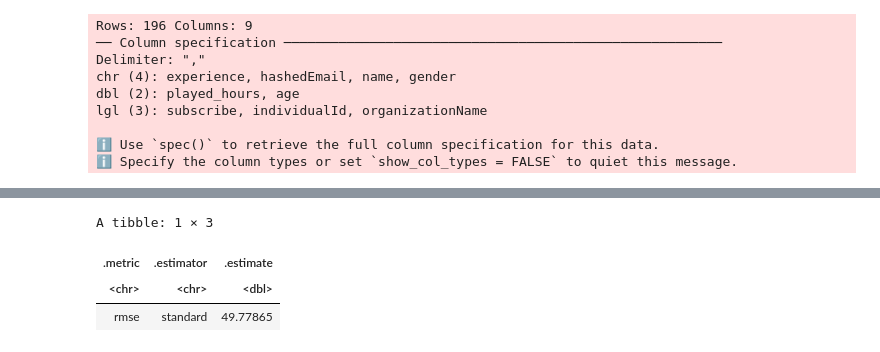
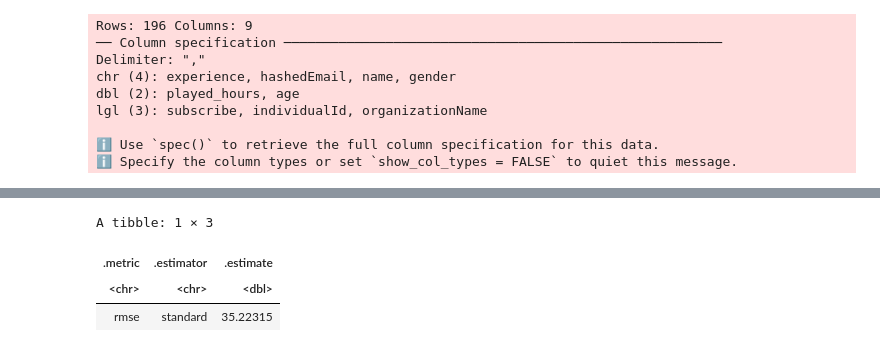
Before and after one commit to hpapiez/DSCI100-Project, a Jupyter notebook: PhaseOneAttemptHanna.ipynb, the cells around one changed output, grey strips where cells are left out. Drawn from its saved outputs; the diff is of its cells as text; code cells hidden in the pictures.

```diff
--- a/PhaseOneAttemptHanna.ipynb
+++ b/PhaseOneAttemptHanna.ipynb
@@ -86,33 +81,33 @@ A tibble: 1 × 7
 # %%
 # Calculate the rmse of the neighbors on the testing data set.
 
-players_spec_11 <- nearest_neighbor(weight_func = "rectangular", neighbors = 11) |>
+players_spec_11 <- nearest_neighbor(weight_func = "rectangular", neighbors = 2) |>
                         set_engine("kknn") |>
                         set_mode("regression")
 
 players_recipe <- recipe(played_hours ~ age, data = players) |>
                         step_scale(all_predictors()) |>
                         step_center(all_predictors())
 
 players_workflow_11 <- workflow() |>
                             add_recipe(players_recipe) |>
                             add_model(players_spec_11) |>
                             fit(players_test)
 
 players_summary_test <- players_workflow_11 |>
                             predict(players_test) |>
                             bind_cols(players_test) |>
                             metrics(truth = played_hours, estimate = .pred) |>
                             filter(.metric == "rmse")
 players_summary_test
 
 
 # Results mean that the RMSPE is off by 49.77865 years...
 # %% [output]
 A tibble: 1 × 3
 | .metric | .estimator | .estimate |
 | <chr> | <chr> | <dbl> |
-| rmse | standard | 49.77865 |
+| rmse | standard | 35.22315 |
 # %%
 # Plot our final predictor results.
 
```
Also changed, not shown: parts of 4 cells of this notebook.
